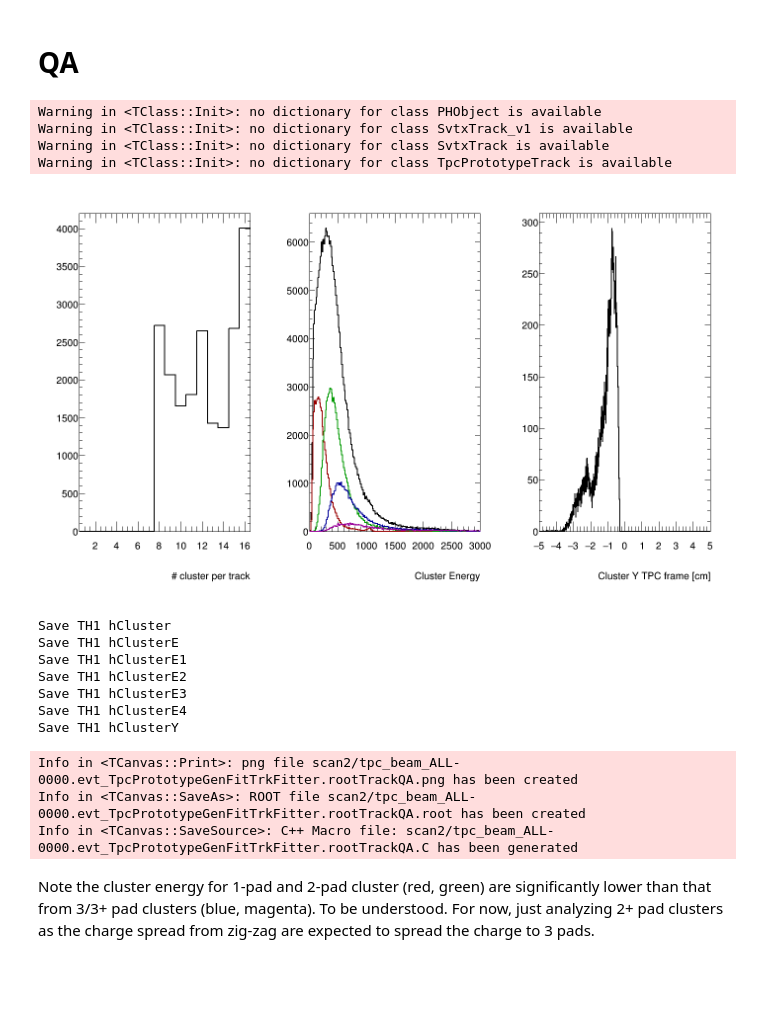
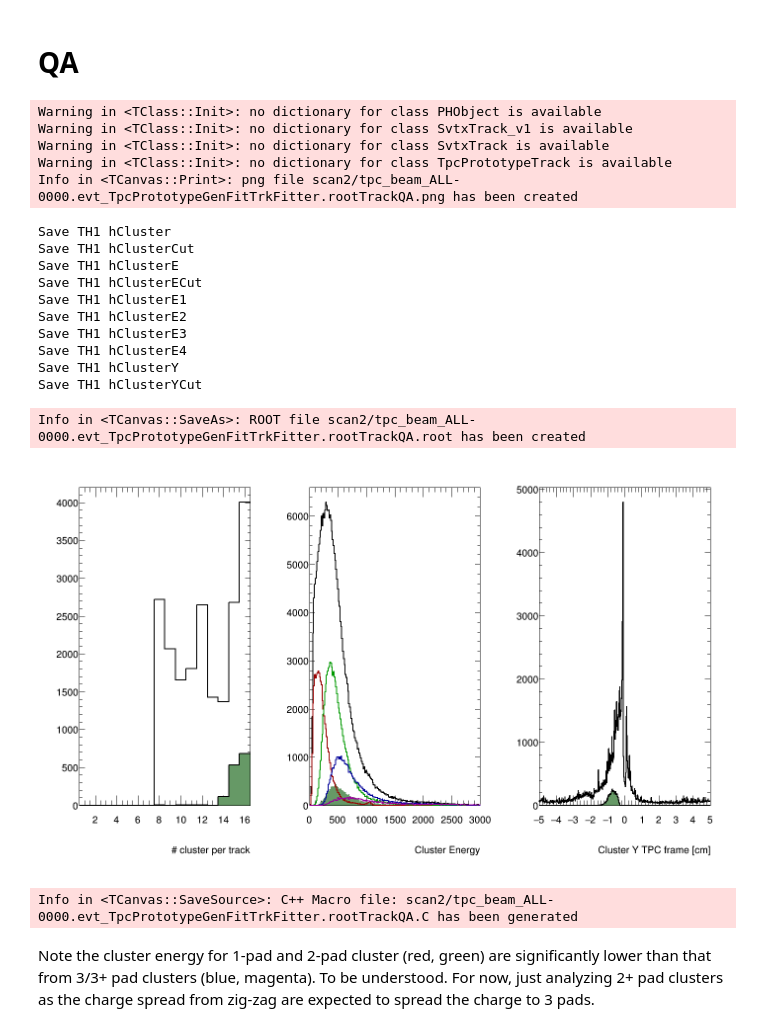
Before and after one commit to sPHENIX-Collaboration/analysis_tpc_prototype, a Jupyter notebook: fnal_2019/dEdx/main.ipynb, the cells around one changed output. Drawn from its saved outputs; the diff is of its cells as text; code cells hidden in the pictures; blank space fills up the shorter version.

```diff
--- a/fnal_2019/dEdx/main.ipynb
+++ b/fnal_2019/dEdx/main.ipynb
@@ -86,14 +86,21 @@ T->SetAlias("ClusterX_Rotated", "TPCTrack.clusterX*cos(PhiCenter) + TPCTrack.clu
     c1->Update();
 
     TH1 *hCluster = new TH1F("hCluster", ";# cluster per track", 16, .5, 16.5);
+    TH1 *hClusterCut = new TH1F("hClusterCut", ";# cluster per track", 16, .5, 16.5);
+    hClusterCut->SetFillColor(kGreen - 5);
     T->Draw("TPCTrack.nCluster>>hCluster");
+    T->Draw("TPCTrack.nCluster>>hClusterCut", Form("Sum$(%s)>0",cut.GetTitle()), "same");
 
 
     p = (TPad *) c1->cd(idx++);
     c1->Update();
 
     TH1 *hClusterE = new TH1F("hClusterE", ";Cluster Energy", 200, 0, 3000);
+    TH1 *hClusterECut = new TH1F("hClusterECut", ";Cluster Energy", 200, 0, 3000);
+    hClusterECut->SetFillColor(kGreen - 5);
+    hClusterECut->SetLineWidth(0);
     T->Draw("TPCTrack.clusterE>>hClusterE");
+    T->Draw("TPCTrack.clusterE>>hClusterECut",cut,"same");
 
     TH1 *hClusterE1 = (TH1 *) hClusterE -> Clone("hClusterE1");
     hClusterE1->SetLineColor(kRed + 2);
@@ -111,38 +118,44 @@ T->SetAlias("ClusterX_Rotated", "TPCTrack.clusterX*cos(PhiCenter) + TPCTrack.clu
 
     p = (TPad *) c1->cd(idx++);
     c1->Update();
 
 
     //     TH1 *hClusterPhi = new TH1F("hClusterPhi", ";Cluster Phi [rad]", 1000, -4, -2);
     //     T->Draw("TPCTrack.clusterProjectionPhi[]>>hClusterPhi");
 
-    TH1 *hClusterPhi = new TH1F("hClusterY", ";Cluster Y TPC frame [cm]", 1000, -5, 5);
-    T->Draw("ClusterY_Rotated>>hClusterY", cut);
+    TH1 *hClusterY = new TH1F("hClusterY", ";Cluster Y TPC frame [cm]", 1000, -5, 5);
+    TH1 *hClusterYCut = new TH1F("hClusterYCut", ";Cluster Y TPC frame [cm]", 1000, -5, 5);
+    hClusterYCut->SetFillColor(kGreen - 5);
+    T->Draw("ClusterY_Rotated>>hClusterY");
+    T->Draw("ClusterY_Rotated>>hClusterYCut", cut,"same");
 
 
 
     c1->Draw();
 
 
     SaveCanvas(c1,
      TString(_file0->GetName()) + TString(c1->GetName()), false);
 }
 # %% [output]
 Warning in <TClass::Init>: no dictionary for class PHObject is available
 Warning in <TClass::Init>: no dictionary for class SvtxTrack_v1 is available
 Warning in <TClass::Init>: no dictionary for class SvtxTrack is available
 Warning in <TClass::Init>: no dictionary for class TpcPrototypeTrack is available
+Info in <TCanvas::Print>: png file scan2/tpc_beam_ALL-0000.evt_TpcPrototypeGenFitTrkFitter.rootTrackQA.png has been created
-[figure, old version]
 Save TH1 hCluster
+Save TH1 hClusterCut
 Save TH1 hClusterE
+Save TH1 hClusterECut
 Save TH1 hClusterE1
 Save TH1 hClusterE2
 Save TH1 hClusterE3
 Save TH1 hClusterE4
 Save TH1 hClusterY
+Save TH1 hClusterYCut
-Info in <TCanvas::Print>: png file scan2/tpc_beam_ALL-0000.evt_TpcPrototypeGenFitTrkFitter.rootTrackQA.png has been created
 Info in <TCanvas::SaveAs>: ROOT file scan2/tpc_beam_ALL-0000.evt_TpcPrototypeGenFitTrkFitter.rootTrackQA.root has been created
-Info in <TCanvas::SaveSource>: C++ Macro file: scan2/tpc_beam_ALL-0000.evt_TpcPrototypeGenFitTrkFitter.rootTrackQA.C has been generated
+[figure, new version]
+Info in <TCanvas::SaveSource>: C++ Macro file: scan2/tpc_beam_ALL-0000.evt_TpcPrototypeGenFitTrkFitter.rootTrackQA.C has been generated
 # %% [markdown]
 Note the cluster energy for 1-pad and 2-pad cluster (red, green) are significantly lower than that from 3/3+ pad clusters (blue, magenta). To be understood. For now, just analyzing 2+ pad clusters as the charge spread from zig-zag are expected to spread the charge to 3 pads.
 # %% [markdown]
```
Also changed, not shown: parts of 8 cells of this notebook, 9 other files.
